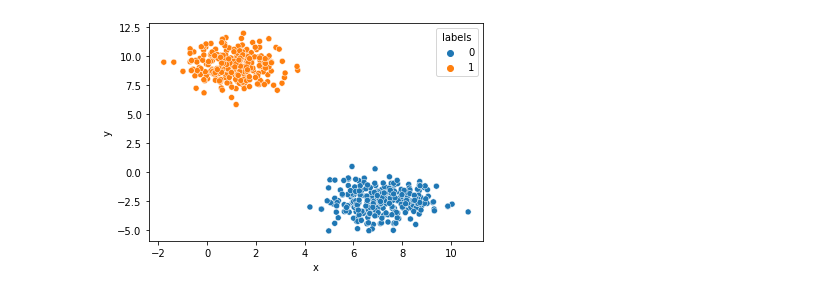
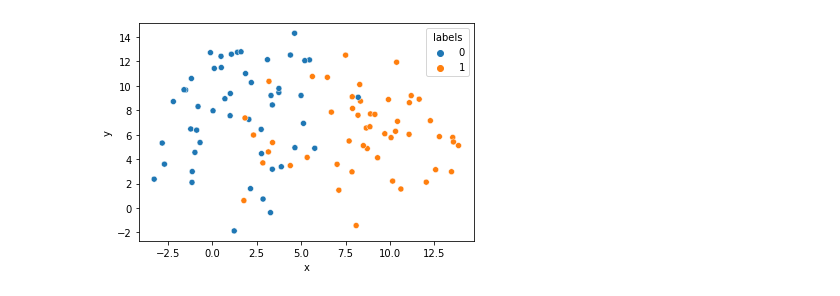
Before and after one commit to machadojohn/HW1, a Jupyter notebook: src/machado/perceptron.ipynb, the cells around one changed output. Cells and saved outputs as stored; diff of their text form; code cells hidden in the pictures.

```diff
--- a/src/machado/perceptron.ipynb
+++ b/src/machado/perceptron.ipynb
@@ -19,11 +19,12 @@ class Generator:
         return pd.DataFrame(self.makeData(number_of_points), columns=self.columns)
 
     def makeData(self, number_of_points):
+        random.seed()
         _x, _y = datasets.make_blobs(
             n_samples = number_of_points,
             n_features = 2,
             centers = 2,
-            cluster_std = 1.05,
+            cluster_std = 1 + random.random() * 4,
             random_state = random.randint(1,100))
         return list(zip(_x[:,0], _x[:,1], _y))
 # %%
@@ -36,17 +37,18 @@ class Plotter:
             data = df,
             hue = df.columns[2])
 
-    def samples_by_category_with_decision_boundary(self, df, theta):
+    def samples_by_category_with_decision_boundary(self, df, theta, epoch):
         if theta[2] == 0: return
+        plt.clf()
         _p = self.samples_by_category(df)
         _feature_1_range = np.array([df.x.min(), df.x.max()])
         _slope = -theta[1]/theta[2]
         _intercept = -theta[0]/[theta[2]]
         _feature_2_range = _slope * _feature_1_range + _intercept
         _feature_2_range = _feature_2_range[0]
-        print(_feature_1_range)
-        print(_feature_2_range)
         plt.plot(_feature_1_range, _feature_2_range, linewidth=2)
+        plt.title = f'epoch {epoch}'
+        plt.savefig(f'./figures/epoch_{epoch}')
 # %%
 class RandomData:
 
@@ -128,10 +133,10 @@ class ActivationFunction:
 # %%
 # generate data
 
-_data = RandomData(555)
+_data = RandomData(100)
 _data.plot()
 # %% [output]
-[figure, old version]
+[figure, new version]
 # %%
 # initialize perceptron
 _perceptron = Perceptron(_data.df)
```
Also changed, not shown: parts of 6 cells of this notebook.
